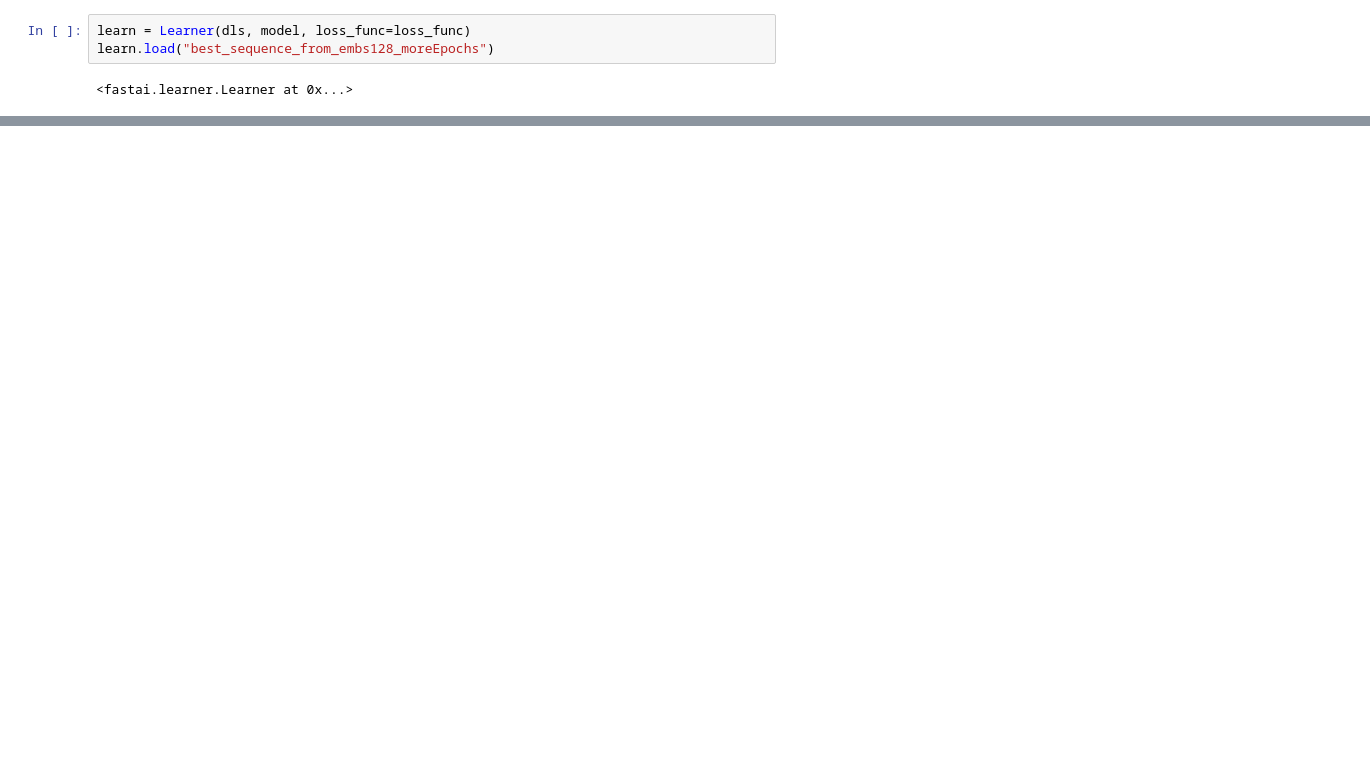
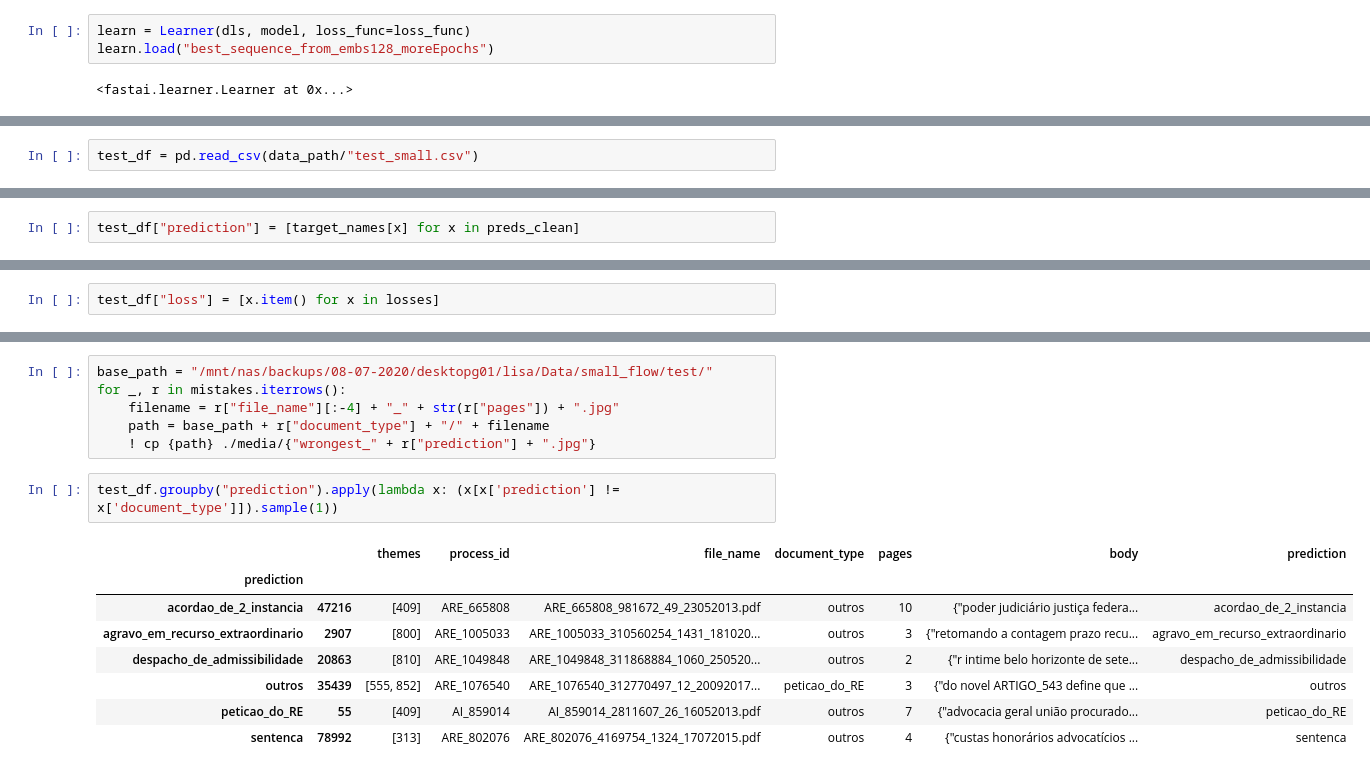
Before and after one commit to peluz/victor-visual-text, a Jupyter notebook: error_analysis.ipynb, the cells around one changed output, grey strips where cells are left out. Drawn from its saved outputs; the diff is of its cells as text; blank space fills up the shorter version.

Commit message:
find most confident wrong prediction

```diff
--- a/error_analysis.ipynb
+++ b/error_analysis.ipynb
@@ -193,0 +219,2 @@ Confusion matrix, without normalization
+# %%
+test_df = pd.read_csv(data_path/"test_small.csv")
@@ -193,0 +230,2 @@ Confusion matrix, without normalization
+# %%
+test_df["prediction"] = [target_names[x] for x in preds_clean]
@@ -193,0 +234,2 @@ Confusion matrix, without normalization
+# %%
+test_df["loss"] = [x.item() for x in losses]
@@ -193,0 +254,17 @@ Confusion matrix, without normalization
+# %%
+base_path = "/mnt/nas/backups/08-07-2020/desktopg01/lisa/Data/small_flow/test/"
+for _, r in mistakes.iterrows():
+    filename = r["file_name"][:-4] + "_" + str(r["pages"]) + ".jpg"
+    path = base_path + r["document_type"] + "/" + filename
+    ! cp {path} ./media/{"wrongest_" + r["prediction"] + ".jpg"}
+# %%
+test_df.groupby("prediction").apply(lambda x: (x[x['prediction'] != x['document_type']]).sample(1))
+# %% [output]
+|  |  | themes | process_id | file_name | document_type | pages | body | prediction |
+| prediction |  |  |  |  |  |  |  |  |
+| acordao_de_2_instancia | 47216 | [409] | ARE_665808 | ARE_665808_981672_49_23052013.pdf | outros | 10 | {"poder judiciário justiça federa... | acordao_de_2_instancia |
+| agravo_em_recurso_extraordinario | 2907 | [800] | ARE_1005033 | ARE_1005033_310560254_1431_181020... | outros | 3 | {"retomando a contagem prazo recu... | agravo_em_recurso_extraordinario |
+| despacho_de_admissibilidade | 20863 | [810] | ARE_1049848 | ARE_1049848_311868884_1060_250520... | outros | 2 | {"r intime belo horizonte de sete... | despacho_de_admissibilidade |
+| outros | 35439 | [555, 852] | ARE_1076540 | ARE_1076540_312770497_12_20092017... | peticao_do_RE | 3 | {"do novel ARTIGO_543 define que ... | outros |
+| peticao_do_RE | 55 | [409] | AI_859014 | AI_859014_2811607_26_16052013.pdf | outros | 7 | {"advocacia geral união procurado... | peticao_do_RE |
+| sentenca | 78992 | [313] | ARE_802076 | ARE_802076_4169754_1324_17072015.pdf | outros | 4 | {"custas honorários advocatícios ... | sentenca |
```
Also changed, not shown: parts of 19 cells of this notebook, 16 other files.
